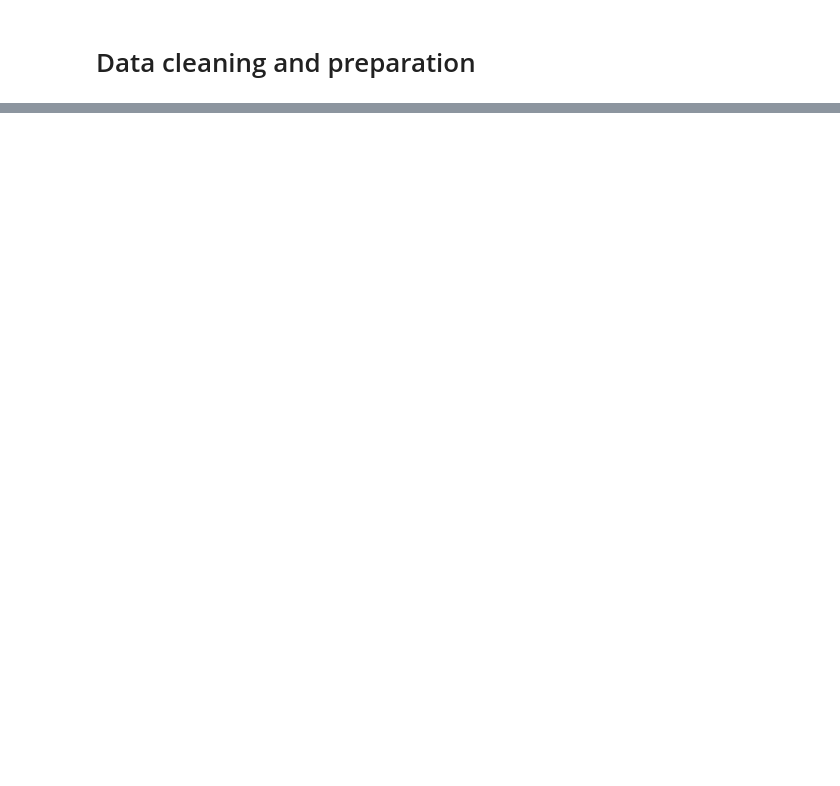
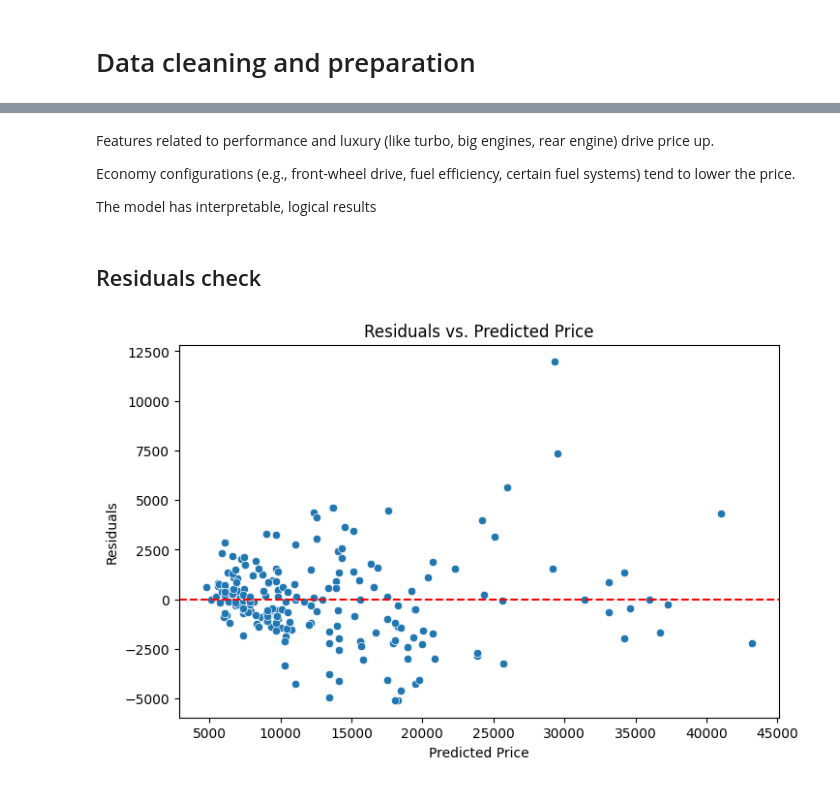
Before and after one commit to Thdor/car_price, a Jupyter notebook: notebooks/car.ipynb, the cells around one changed output, grey strips where cells are left out. Cells and saved outputs as stored; diff of their text form; code cells hidden in the pictures; blank space fills up the shorter version.

```diff
--- a/notebooks/car.ipynb
+++ b/notebooks/car.ipynb
@@ -131,0 +228,2 @@ plt.show()
+# %%
+numeric_columns_keep = ['wheelbase','carlength','carwidth','curbweight','enginesize','boreratio','horsepower','citympg','highwaympg']
@@ -131,0 +410,2 @@ plt.show()
+# %%
+categorical_columns_keep = ['aspiration','carbody','drivewheel','enginelocation','enginetype','cylindernumber','fuelsystem','carbrand']
@@ -131,0 +467,15 @@ plt.show()
+# %%
+from sklearn.linear_model import LinearRegression
+from sklearn.model_selection import KFold, cross_val_score
+
+X = df_keep.drop('price', axis=1)
+y = df_keep['price']
+
+model = LinearRegression()
+model.fit(X, y)
+
+kf = KFold(n_splits=5, shuffle=True, random_state=42)
+scores = cross_val_score(model, X, y, cv=kf, scoring='r2')
+
+print("Cross-Validation R² Scores:", scores)
+print("Average R² Score:", np.mean(scores))
@@ -131,0 +493,10 @@ plt.show()
+# %%
+model = LinearRegression()
+model.fit(X, y)
+
+coefficients = pd.DataFrame({
+    'Feature': X.columns,
+    'Coefficient': model.coef_
+})
+
+print(coefficients.sort_values(by='Coefficient', ascending=False))
@@ -131,0 +521,26 @@ plt.show()
+# %% [markdown]
+Features related to performance and luxury (like turbo, big engines, rear engine) drive price up.
+
+Economy configurations (e.g., front-wheel drive, fuel efficiency, certain fuel systems) tend to lower the price.
+
+The model has interpretable, logical results
+# %% [markdown]
+## Residuals check
+# %%
+import matplotlib.pyplot as plt
+import seaborn as sns
+
+# Predict on the training set (full data, since we trained on full data)
+y_pred = model.predict(X)
+residuals = y - y_pred
+
+# Scatter plot: predicted vs residuals
+plt.figure(figsize=(8, 5))
+sns.scatterplot(x=y_pred, y=residuals)
+plt.axhline(0, color='red', linestyle='--')
+plt.xlabel("Predicted Price")
+plt.ylabel("Residuals")
+plt.title("Residuals vs. Predicted Price")
+plt.show()
+# %% [output]
+[figure, added]
```
Also changed, not shown: parts of 65 cells of this notebook.
